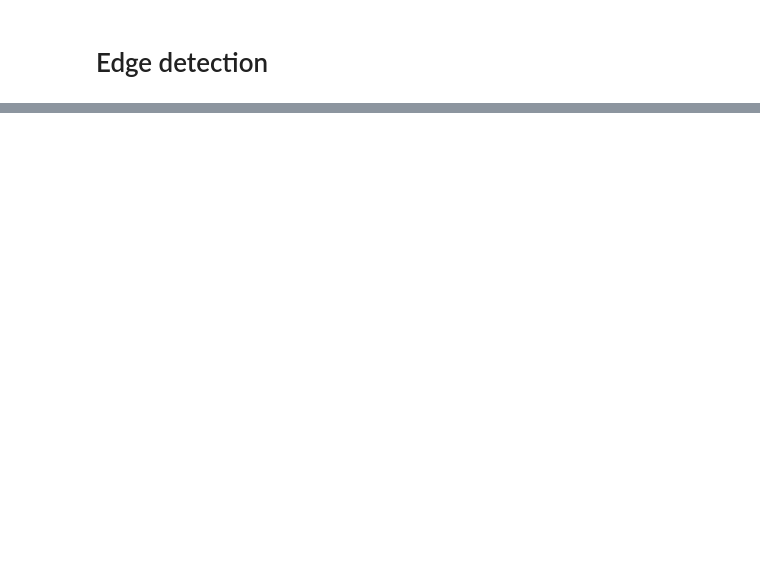
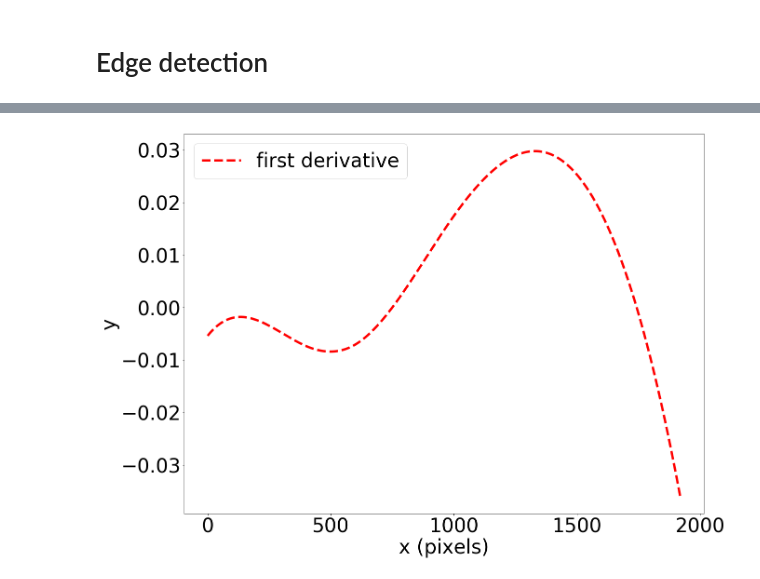
Before and after one commit to zhiwuz/vsers, a Jupyter notebook: example.ipynb, the cells around one changed output, grey strips where cells are left out. Saved outputs shown, nothing was run; the diff lists cells and outputs as text; code cells hidden in the pictures; blank space fills up the shorter version.

```diff
--- a/example.ipynb
+++ b/example.ipynb
@@ -60,0 +66,3 @@ cv2.destroyAllWindows()
+# %%
+import matplotlib
+matplotlib.rcParams.update({'font.size': 42})
@@ -60,0 +92,15 @@ cv2.destroyAllWindows()
+# %%
+import matplotlib
+matplotlib.rcParams.update({'font.size': 42})
+# %%
+plt.figure(figsize=(20,15))
+index = 350
+plt.imshow(storage.dic[index]['image'])
+coordinates = storage.dic[index]['coordinates']
+centroids = storage.dic[index]['centroids']
+fit_function = storage.dic[index]['fit'].fit_function
+first_derivative = storage.dic[index]['fit'].first_derivative
+second_derivative = storage.dic[index]['fit'].second_derivative
+third_derivative = storage.dic[index]['fit'].third_derivative
+fourth_derivative = storage.dic[index]['fit'].fourth_derivative
+plt.show()
@@ -60,0 +118,10 @@ cv2.destroyAllWindows()
+# %%
+plt.figure(figsize=(20,15))
+plt.plot(coordinates[:, 0], -np.array([first_derivative(x) for x in coordinates[:, 0]]), "r--", linewidth=5,
+        label="first derivative")
+plt.legend()
+plt.xlabel("x (pixels)")
+plt.ylabel("y")
+plt.show()
+# %% [output]
+[figure, added]
```
Also changed, not shown: parts of 9 cells of this notebook, 2 other files.
